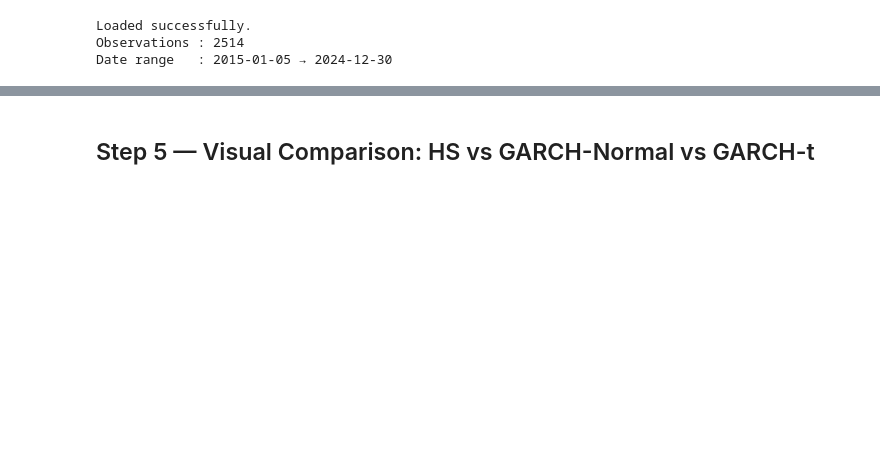
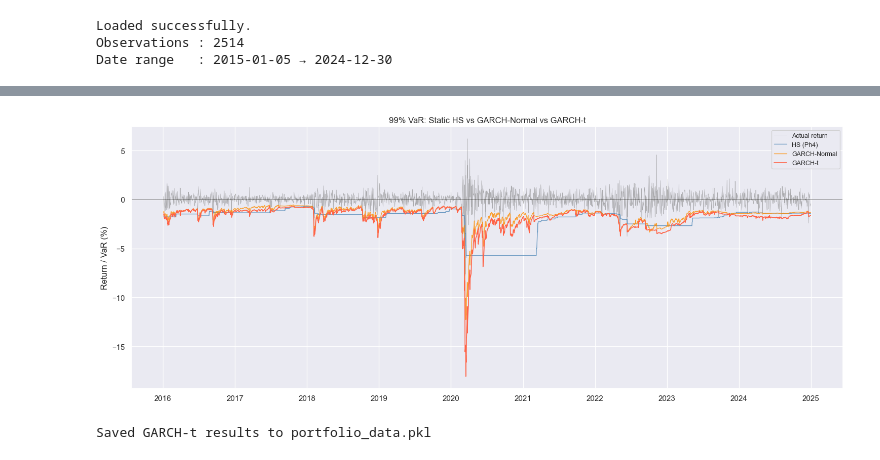
Before and after one commit to kshitijbhandari/Multi-Asset-Portfolio-Risk-Engine-VaR-CVaR-Backtesting-Stress-Testing, a Jupyter notebook: notebooks/phase_7_GARCH.ipynb, the cells around one changed output, grey strips where cells are left out. Drawn from its saved outputs; the diff is of its cells as text; code cells hidden in the pictures; blank space fills up the shorter version.

```diff
--- a/notebooks/phase_7_GARCH.ipynb
+++ b/notebooks/phase_7_GARCH.ipynb
@@ -376,36 +432,41 @@ print(df.to_string())
 # %%
+valid_dates  = dates[lookback:]
+actual_valid = returns[lookback:] * 100
+roll_hs_99   = all_bt[0.99]["roll_hs"]
+
 fig, ax = plt.subplots(figsize=(15, 6))
 
 ax.plot(valid_dates, actual_valid, color="grey", linewidth=0.5, alpha=0.6,
         label="Actual return")
 ax.plot(valid_dates, -roll_hs_99[lookback:] * 100,
         color="steelblue", linewidth=1.0, alpha=0.8, label="HS (Ph4)")
 ax.plot(valid_dates, -garch_var_99[lookback:] * 100,
         color="darkorange", linewidth=1.0, alpha=0.8, label="GARCH-Normal")
 ax.plot(valid_dates, -garch_t_var_99[lookback:] * 100,
         color="tomato", linewidth=1.2, label="GARCH-t")
 
 ax.axhline(0, color="black", linewidth=0.5)
 ax.set_ylabel("Return / VaR (%)")
 ax.set_title("99% VaR: Static HS vs GARCH-Normal vs GARCH-t")
 ax.legend(fontsize=9)
 plt.tight_layout()
 plt.savefig(os.path.join(RESULTS, "02_var_model_comparison.png"), dpi=150, bbox_inches="tight")
 plt.show()
 
 data.update({
     "garch_t_var_99": garch_t_var_99,
     "garch_t_var_95": garch_t_var_95,
     "exc_garch_t_99": exc_garch_t_99,
     "exc_garch_t_95": exc_garch_t_95,
     "garch_t_params": {"omega": omega_t, "alpha": alpha_t,
                        "beta": beta_t,   "nu": nu},
 })
 with open("portfolio_data.pkl", "wb") as f:
     pickle.dump(data, f)
 print("Saved GARCH-t results to portfolio_data.pkl")
+# %% [output]
+[figure, added]
+Saved GARCH-t results to portfolio_data.pkl
-# %% [markdown]
-## Step 5 — Visual Comparison: HS vs GARCH-Normal vs GARCH-t
 # %%
 valid_dates  = dates[lookback:]
 actual_valid = returns[lookback:] * 100
```
Also changed, not shown: parts of 15 cells of this notebook, 7 other files.
